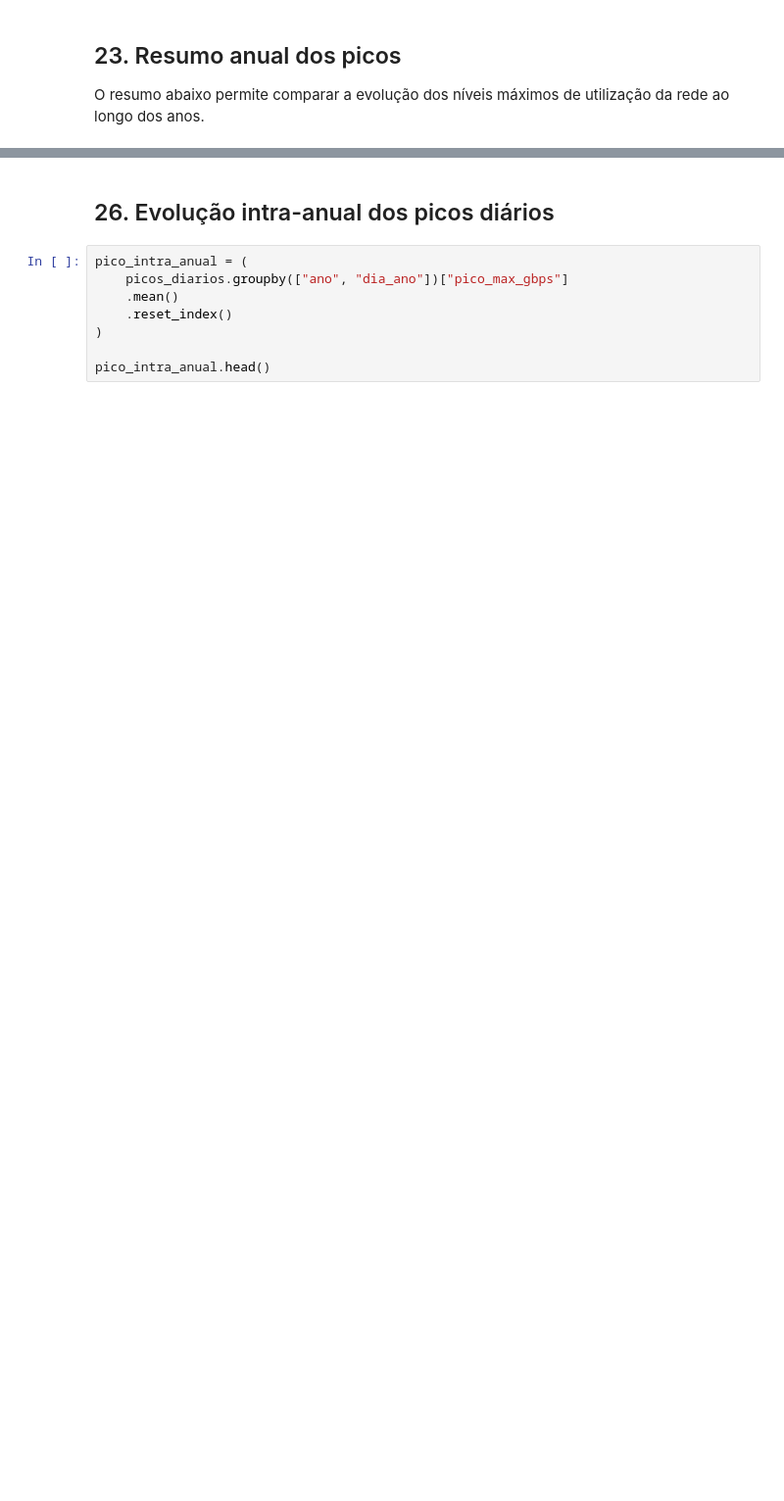
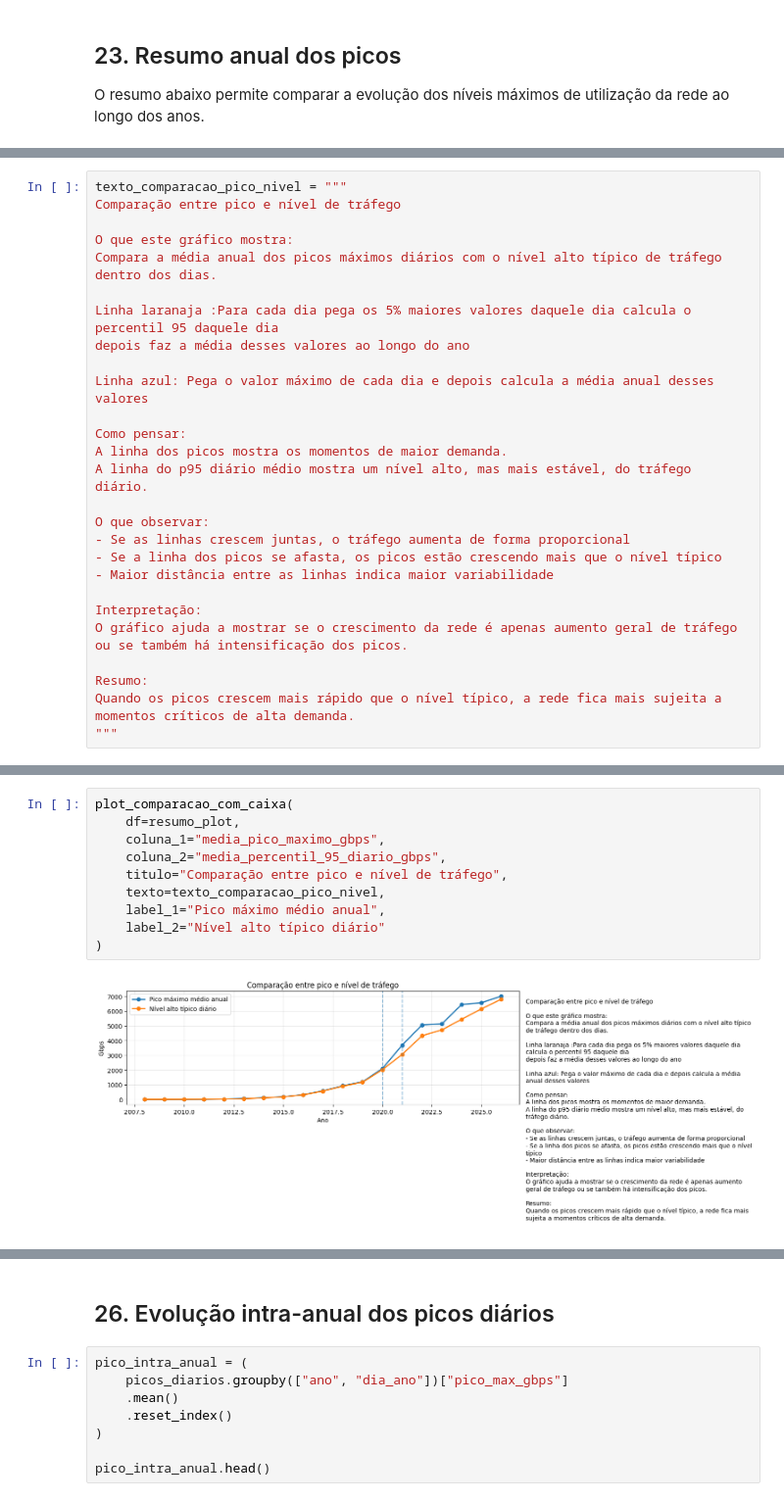
Before and after one commit to chmillan/mba-ai-usp, a Jupyter notebook: monograph/notebooks/legacy/02_exploratory_analysis_total_gbps_weekday_peaks.ipynb, the cells around one changed output, grey strips where cells are left out. Shown at 98% size. Drawn from its saved outputs; the diff is of its cells as text; blank space fills up the shorter version.

```diff
--- a/monograph/notebooks/02_exploratory_analysis_total_gbps_weekday_peaks.ipynb
+++ b/monograph/notebooks/legacy/02_exploratory_analysis_total_gbps_weekday_peaks.ipynb
@@ -737,0 +792,27 @@ plt.show()
+# %%
+texto_comparacao_pico_nivel = """
+Comparação entre pico e nível de tráfego
+
+O que este gráfico mostra:
+Compara a média anual dos picos máximos diários com o nível alto típico de tráfego dentro dos dias.
+
+Linha laranaja :Para cada dia pega os 5% maiores valores daquele dia calcula o percentil 95 daquele dia
+depois faz a média desses valores ao longo do ano
+
+Linha azul: Pega o valor máximo de cada dia e depois calcula a média anual desses valores
+
+Como pensar:
+A linha dos picos mostra os momentos de maior demanda.
+A linha do p95 diário médio mostra um nível alto, mas mais estável, do tráfego diário.
+
+O que observar:
+- Se as linhas crescem juntas, o tráfego aumenta de forma proporcional
+- Se a linha dos picos se afasta, os picos estão crescendo mais que o nível típico
+- Maior distância entre as linhas indica maior variabilidade
+
+Interpretação:
+O gráfico ajuda a mostrar se o crescimento da rede é apenas aumento geral de tráfego ou se também há intensificação dos picos.
+
+Resumo:
+Quando os picos crescem mais rápido que o nível típico, a rede fica mais sujeita a momentos críticos de alta demanda.
+"""
@@ -737,0 +879,12 @@ plt.show()
+# %%
+plot_comparacao_com_caixa(
+    df=resumo_plot,
+    coluna_1="media_pico_maximo_gbps",
+    coluna_2="media_percentil_95_diario_gbps",
+    titulo="Comparação entre pico e nível de tráfego",
+    texto=texto_comparacao_pico_nivel,
+    label_1="Pico máximo médio anual",
+    label_2="Nível alto típico diário"
+)
+# %% [output]
+[figure, added]
```
Also changed, not shown: parts of 38 cells of this notebook, 7 other files.
